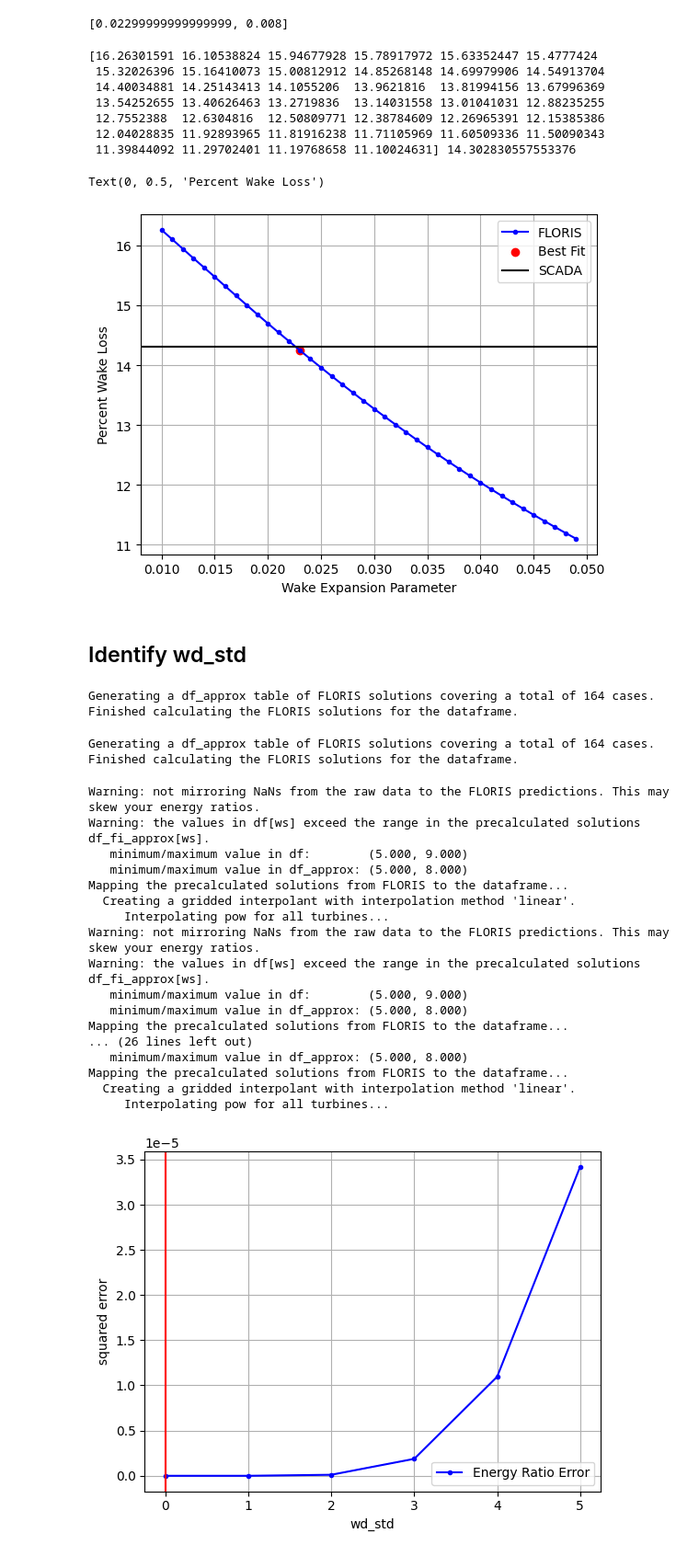
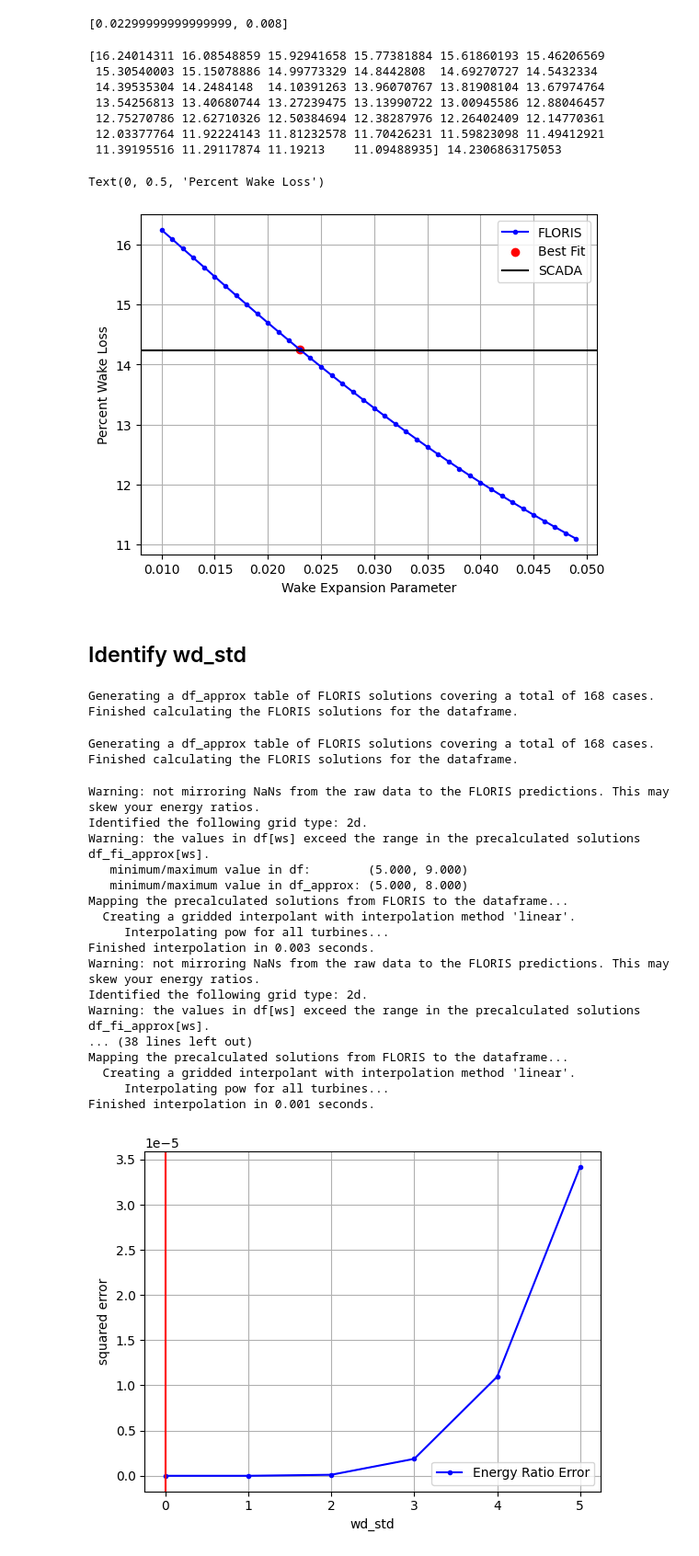
Before and after one commit to NREL/flasc, a Jupyter notebook: examples_artificial_data/04_floris_tuning/00_tune_floris_to_artificial_data.ipynb, the cells around one changed output. Shown at 92% size. Saved outputs shown, nothing was run; the diff lists cells and outputs as text; code cells hidden in the pictures.

```diff
--- a/examples_artificial_data/04_floris_tuning/00_tune_floris_to_artificial_data.ipynb
+++ b/examples_artificial_data/04_floris_tuning/00_tune_floris_to_artificial_data.ipynb
@@ -285,7 +285,7 @@ print(floris_wake_losses, scada_wake_loss)
 # %%
 
 fig, ax = plt.subplots()
-best_param = ft.select_best_velocity_parameter(floris_wake_losses,
+best_param = ft.select_best_wake_model_parameter(floris_wake_losses,
                    scada_wake_loss,
                    wake_expansion_rates,
                    ax=ax)
@@ -326,25 +326,25 @@ floris_wake_losses, scada_wake_loss = ft.sweep_velocity_model_parameter_for_over
 )
 print(floris_wake_losses, scada_wake_loss)
 # %% [output]
-[16.26301591 16.10538824 15.94677928 15.78917972 15.63352447 15.4777424
- 15.32026396 15.16410073 15.00812912 14.85268148 14.69979906 14.54913704
- 14.40034881 14.25143413 14.1055206  13.9621816  13.81994156 13.67996369
- 13.54252655 13.40626463 13.2719836  13.14031558 13.01041031 12.88235255
- 12.7552388  12.6304816  12.50809771 12.38784609 12.26965391 12.15385386
- 12.04028835 11.92893965 11.81916238 11.71105969 11.60509336 11.50090343
- 11.39844092 11.29702401 11.19768658 11.10024631] 14.302830557553376
+[16.24014311 16.08548859 15.92941658 15.77381884 15.61860193 15.46206569
+ 15.30540003 15.15078886 14.99773329 14.8442808  14.69270727 14.5432334
+ 14.39535304 14.2484148  14.10391263 13.96070767 13.81908104 13.67974764
+ 13.54256813 13.40680744 13.27239475 13.13990722 13.00945586 12.88046457
+ 12.75270786 12.62710326 12.50384694 12.38287976 12.26402409 12.14770361
+ 12.03377764 11.92224143 11.81232578 11.70426231 11.59823098 11.49412921
+ 11.39195516 11.29117874 11.19213    11.09488935] 14.2306863175053
 # %%
 
 fig, ax = plt.subplots()
-best_param = ft.select_best_velocity_parameter(floris_wake_losses,
+best_param = ft.select_best_wake_model_parameter(floris_wake_losses,
                    scada_wake_loss,
                    wake_expansion_rates,
                    ax=ax)
 ax.set_xlabel('Wake Expansion Parameter')
 ax.set_ylabel('Percent Wake Loss')
 # %% [output]
 Text(0, 0.5, 'Percent Wake Loss')
-[figure, old version]
+[figure, new version]
 # %%
 # Apply the best fit
 fi_emg_noisy = set_fi_param(fi_emg_noisy,
@@ -369,7 +369,7 @@ df_approx = ftools.calc_floris_approx_table(fi_emg,
                                             ws_array=ws_array,
                                             ti_array = np.array([0.1]))
 # %% [output]
-Generating a df_approx table of FLORIS solutions covering a total of 164 cases.
+Generating a df_approx table of FLORIS solutions covering a total of 168 cases.
 Finished calculating the FLORIS solutions for the dataframe.
 # %%
 df_approx_noisy = ftools.calc_floris_approx_table(fi_emg_noisy,
@@ -377,7 +377,7 @@ df_approx_noisy = ftools.calc_floris_approx_table(fi_emg_noisy,
                                             ws_array=ws_array,
                                             ti_array = np.array([0.1]))
 # %% [output]
-Generating a df_approx table of FLORIS solutions covering a total of 164 cases.
+Generating a df_approx table of FLORIS solutions covering a total of 168 cases.
 Finished calculating the FLORIS solutions for the dataframe.
 # %%
 # Select the values to check
@@ -394,22 +394,22 @@ er_error, df_list = ft.sweep_wd_std_for_er(
     )
 # %% [output]
 Warning: not mirroring NaNs from the raw data to the FLORIS predictions. This may skew your energy ratios.
+Identified the following grid type: 2d.
 Warning: the values in df[ws] exceed the range in the precalculated solutions df_fi_approx[ws].
    minimum/maximum value in df:        (5.000, 9.000)
    minimum/maximum value in df_approx: (5.000, 8.000)
 Mapping the precalculated solutions from FLORIS to the dataframe...
   Creating a gridded interpolant with interpolation method 'linear'.
      Interpolating pow for all turbines...
+Finished interpolation in 0.003 seconds.
 Warning: not mirroring NaNs from the raw data to the FLORIS predictions. This may skew your energy ratios.
+Identified the following grid type: 2d.
 Warning: the values in df[ws] exceed the range in the precalculated solutions df_fi_approx[ws].
-   minimum/maximum value in df:        (5.000, 9.000)
-   minimum/maximum value in df_approx: (5.000, 8.000)
-Mapping the precalculated solutions from FLORIS to the dataframe...
-... (26 lines left out)
-   minimum/maximum value in df_approx: (5.000, 8.000)
+... (38 lines left out)
 Mapping the precalculated solutions from FLORIS to the dataframe...
   Creating a gridded interpolant with interpolation method 'linear'.
      Interpolating pow for all turbines...
+Finished interpolation in 0.001 seconds.
 # %%
 # Select the best result
 fig, ax = plt.subplots()
```
Also changed, not shown: parts of 9 cells of this notebook, 3 other files.
